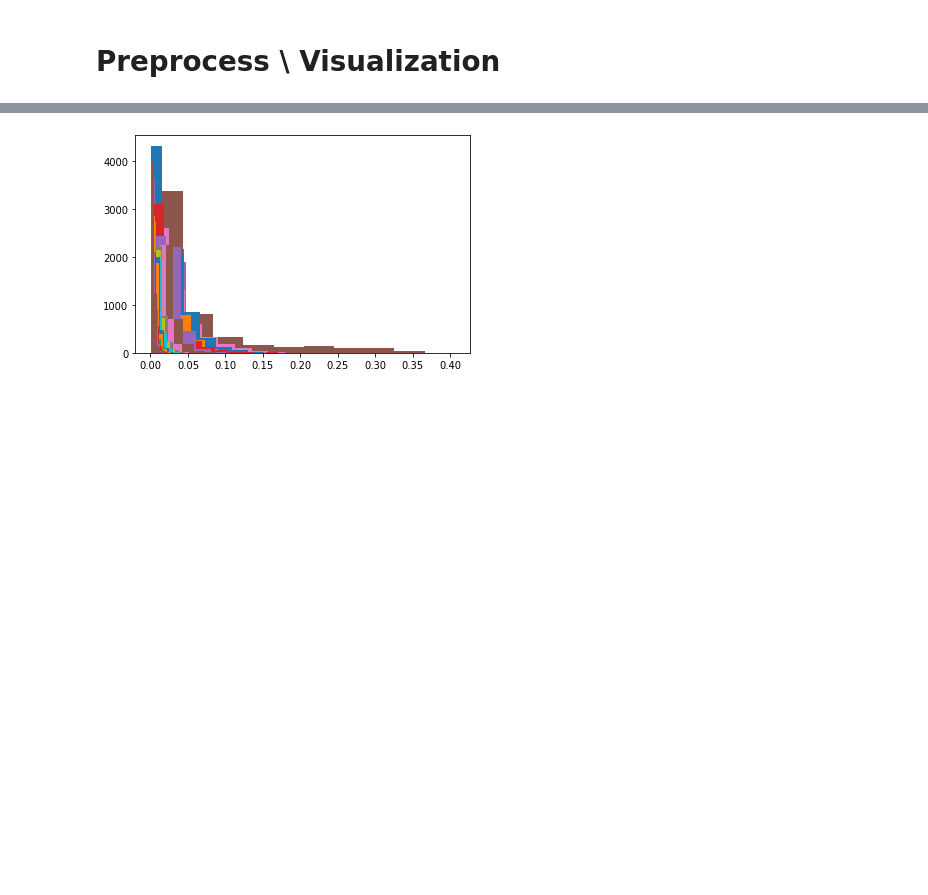
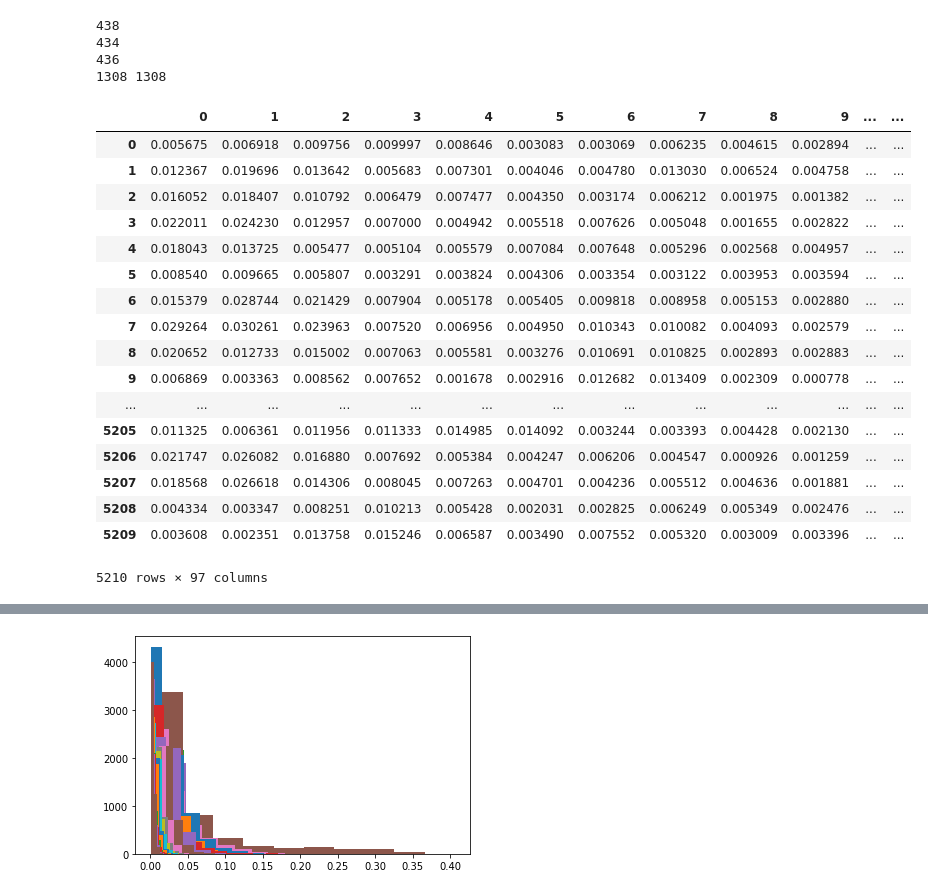
Before and after one commit to josebasierra/clasificacion-imagenes-mentales-APA, a Jupyter notebook: script.ipynb, the cells around one changed output, grey strips where cells are left out. Saved outputs shown, nothing was run; the diff lists cells and outputs as text; code cells hidden in the pictures; blank space fills up the shorter version.

```diff
--- a/script.ipynb
+++ b/script.ipynb
@@ -21,8 +23,6 @@ def get_average_data(data):
             n += 1
 
     return average_data
-# %% [markdown]
-# Preprocess \ Visualization
 # %%
 #Read all training samples
 subject1_t1 = np.loadtxt("data_psd/train_subject1_psd01.asc")
@@ -65,9 +61,52 @@ all_data = np.concatenate((training,test), axis=0)
+# %%
+training = get_average_data(raw_training)
+test = get_average_data(raw_test)
+
+# For observing the difference in accuracy prediction between subjects
+n_test1 = len(test1)//8
+n_test2 = len(test2)//8
+n_test3 = len(test3)//8
+
+test_subject1 = test[0:n_test1]
+test_subject2 = test[n_test1:n_test1+n_test2]
+test_subject3 = test[n_test1+n_test2::]
+
+print(len(test_subject1))
+print(len(test_subject2))
+print(len(test_subject3))
+
+print(len(test), len(test_subject1) + len(test_subject2) + len(test_subject3))
+# %% [output]
+438
+434
+436
+1308 1308
 # %%
 #summary
-data = pd.DataFrame(all_data)
+data = pd.DataFrame(np.concatenate((training,test), axis=0))
 data[96] = data[96].replace([2.0, 3.0, 7.0], ['left','right', 'word'])
+data['Class'] = data[96]
+data = data.drop([96], axis=1)
 data
-N = 96
+# %% [output]
+|  | 0 | 1 | 2 | 3 | 4 | 5 | 6 | 7 | 8 | 9 | ... | ... |
+| 0 | 0.005675 | 0.006918 | 0.009756 | 0.009997 | 0.008646 | 0.003083 | 0.003069 | 0.006235 | 0.004615 | 0.002894 | ... | ... |
+| 1 | 0.012367 | 0.019696 | 0.013642 | 0.005683 | 0.007301 | 0.004046 | 0.004780 | 0.013030 | 0.006524 | 0.004758 | ... | ... |
+| 2 | 0.016052 | 0.018407 | 0.010792 | 0.006479 | 0.007477 | 0.004350 | 0.003174 | 0.006212 | 0.001975 | 0.001382 | ... | ... |
+| 3 | 0.022011 | 0.024230 | 0.012957 | 0.007000 | 0.004942 | 0.005518 | 0.007626 | 0.005048 | 0.001655 | 0.002822 | ... | ... |
+| 4 | 0.018043 | 0.013725 | 0.005477 | 0.005104 | 0.005579 | 0.007084 | 0.007648 | 0.005296 | 0.002568 | 0.004957 | ... | ... |
+| 5 | 0.008540 | 0.009665 | 0.005807 | 0.003291 | 0.003824 | 0.004306 | 0.003354 | 0.003122 | 0.003953 | 0.003594 | ... | ... |
+| 6 | 0.015379 | 0.028744 | 0.021429 | 0.007904 | 0.005178 | 0.005405 | 0.009818 | 0.008958 | 0.005153 | 0.002880 | ... | ... |
+| 7 | 0.029264 | 0.030261 | 0.023963 | 0.007520 | 0.006956 | 0.004950 | 0.010343 | 0.010082 | 0.004093 | 0.002579 | ... | ... |
+| 8 | 0.020652 | 0.012733 | 0.015002 | 0.007063 | 0.005581 | 0.003276 | 0.010691 | 0.010825 | 0.002893 | 0.002883 | ... | ... |
+| 9 | 0.006869 | 0.003363 | 0.008562 | 0.007652 | 0.001678 | 0.002916 | 0.012682 | 0.013409 | 0.002309 | 0.000778 | ... | ... |
+| ... | ... | ... | ... | ... | ... | ... | ... | ... | ... | ... | ... | ... |
+| 5205 | 0.011325 | 0.006361 | 0.011956 | 0.011333 | 0.014985 | 0.014092 | 0.003244 | 0.003393 | 0.004428 | 0.002130 | ... | ... |
+| 5206 | 0.021747 | 0.026082 | 0.016880 | 0.007692 | 0.005384 | 0.004247 | 0.006206 | 0.004547 | 0.000926 | 0.001259 | ... | ... |
+| 5207 | 0.018568 | 0.026618 | 0.014306 | 0.008045 | 0.007263 | 0.004701 | 0.004236 | 0.005512 | 0.004636 | 0.001881 | ... | ... |
+| 5208 | 0.004334 | 0.003347 | 0.008251 | 0.010213 | 0.005428 | 0.002031 | 0.002825 | 0.006249 | 0.005349 | 0.002476 | ... | ... |
+| 5209 | 0.003608 | 0.002351 | 0.013758 | 0.015246 | 0.006587 | 0.003490 | 0.007552 | 0.005320 | 0.003009 | 0.003396 | ... | ... |
+5210 rows × 97 columns
 # %%
 data.describe()
 # %% [output]
```
Also changed, not shown: parts of 31 cells of this notebook.
